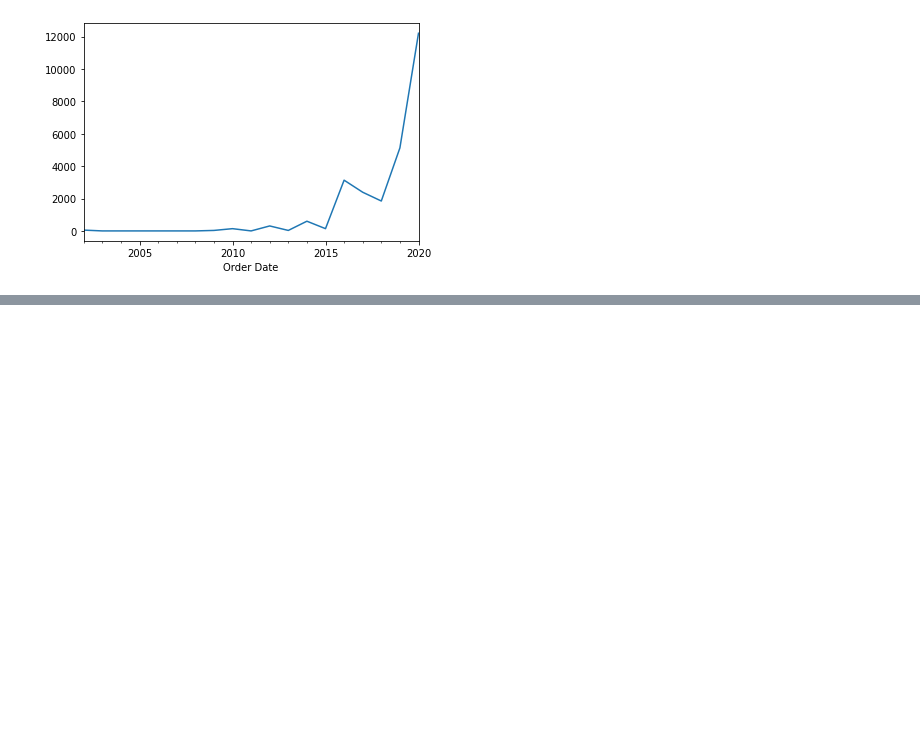
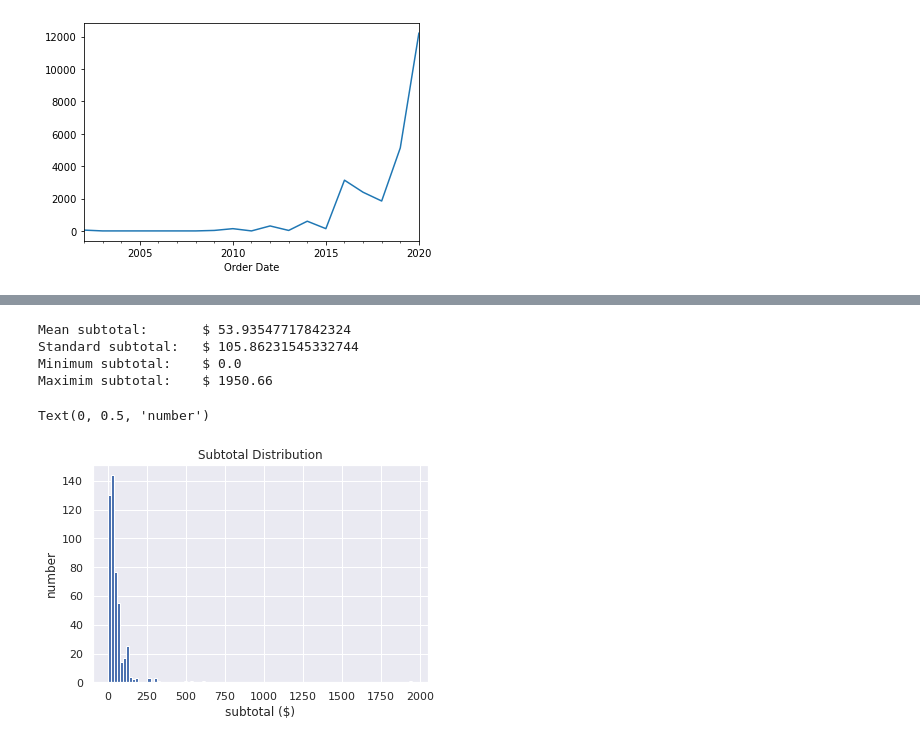
Before and after one commit to eastonjad/jupyter, a Jupyter notebook: AmazonData.ipynb, the cells around one changed output, grey strips where cells are left out. Saved outputs shown, nothing was run; the diff lists cells and outputs as text; code cells hidden in the pictures; blank space fills up the shorter version.

Commit message:
Python Data Science Handbook, Chapter 2

```diff
--- a/AmazonData.ipynb
+++ b/AmazonData.ipynb
@@ -199,0 +200,23 @@ retailData.groupby(pd.Grouper(key="Order Date", freq='Y'))["Item Subtotal"].sum(
+# %%
+subtotals = retailData['Item Subtotal']
+
+print("Mean subtotal:       $", subtotals.mean())
+print("Standard subtotal:   $", subtotals.std())
+print("Minimum subtotal:    $", subtotals.min())
+print("Maximim subtotal:    $", subtotals.max())
+# %% [output]
+Mean subtotal:       $ 53.93547717842324
+Standard subtotal:   $ 105.86231545332744
+Minimum subtotal:    $ 0.0
+Maximim subtotal:    $ 1950.66
+# %%
+import matplotlib.pyplot as plt
+import seaborn; seaborn.set()  # set plot style
+
+plt.hist(subtotals, 100)
+plt.title('Subtotal Distribution')
+plt.xlabel('subtotal ($)')
+plt.ylabel('number')
+# %% [output]
+Text(0, 0.5, 'number')
+[figure, added]
```
Also changed, not shown: parts of 3 cells of this notebook, 1 other file.
